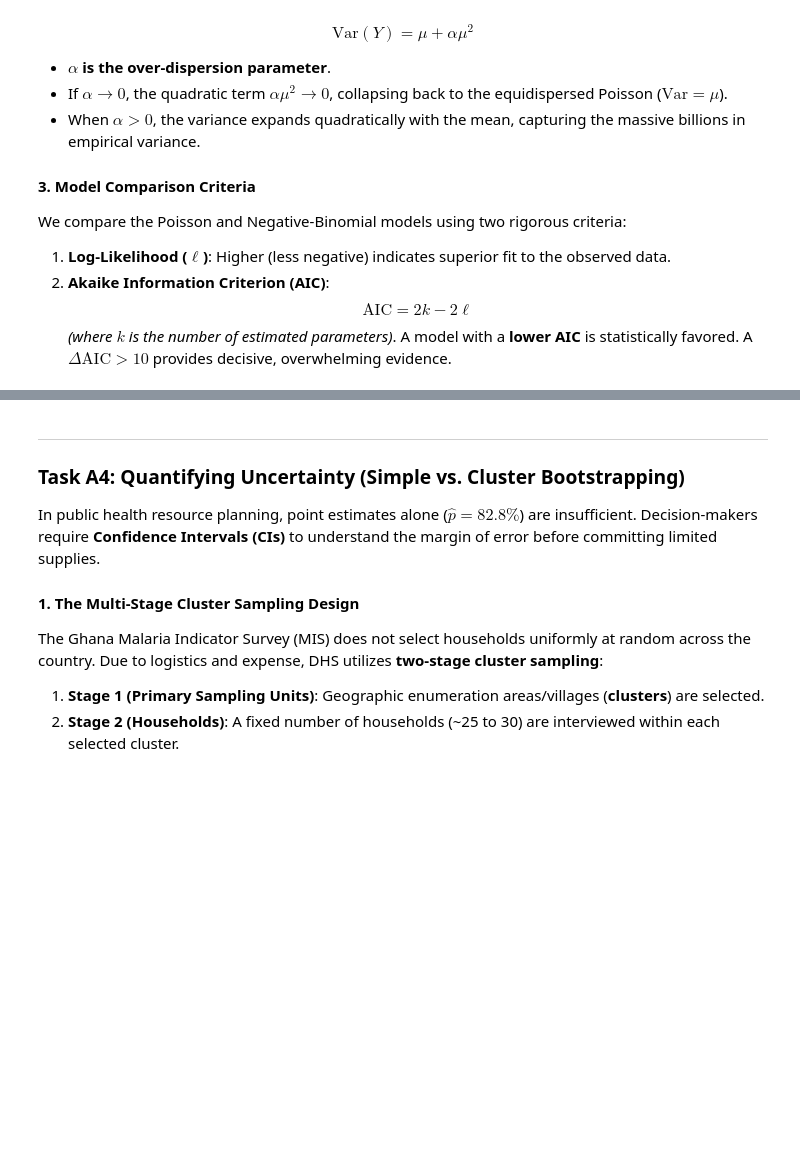
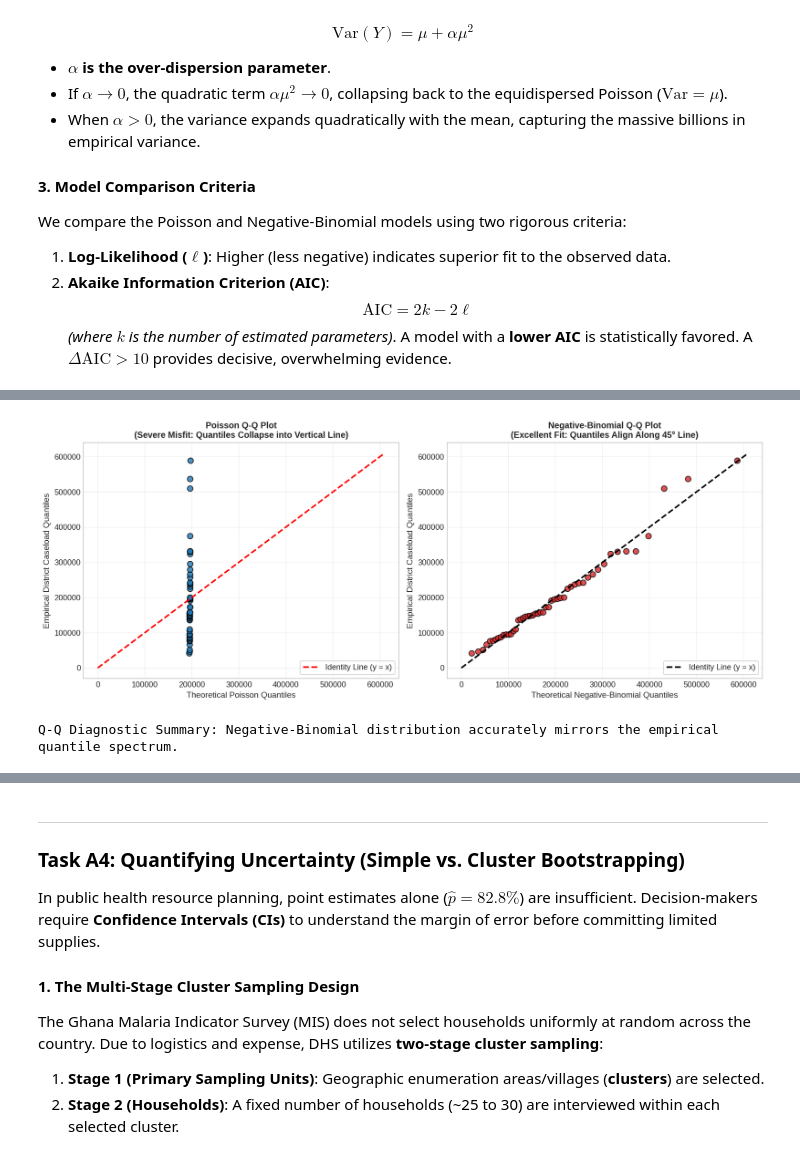
Before and after one commit to ASU-MICS-2028/mle-group-2-prosit-1, a Jupyter notebook: Bernard.ipynb, the cells around one changed output, grey strips where cells are left out. Drawn from its saved outputs; the diff is of its cells as text; code cells hidden in the pictures; blank space fills up the shorter version.

```diff
--- a/Bernard.ipynb
+++ b/Bernard.ipynb
@@ -509,0 +524,49 @@ Delta AIC (Poisson AIC - NB AIC)    : 3,386,166.07  (Decisive win for NB!)
+# %%
+# ==============================================================================
+# 5B. TASK A3 DIAGNOSTIC: POISSON VS. NEGATIVE-BINOMIAL Q-Q PLOTS
+# Evaluates theoretical quantile alignment against empirical district caseloads.
+# Proves that Poisson quantiles collapse while Negative-Binomial quantiles
+# follow the 45-degree identity reference line across all percentiles.
+# ==============================================================================
+
+from scipy.stats import poisson, nbinom
+
+# 1. Compute empirical quantiles
+sorted_data = np.sort(resp.values)
+n_obs = len(sorted_data)
+probabilities = (np.arange(1, n_obs + 1) - 0.5) / n_obs
+
+# 2. Compute theoretical quantiles under fitted distributions
+poiss_quantiles = poisson.ppf(probabilities, mu)
+nb_quantiles = nbinom.ppf(probabilities, r_param, p_param)
+
+# 3. Two-Panel Q-Q Plot Visualization
+fig, axes = plt.subplots(1, 2, figsize=(13, 5.2))
+
+# --- Panel 1: Poisson Q-Q Plot ---
+axes[0].scatter(poiss_quantiles, sorted_data, color='#1f77b4', alpha=0.8, edgecolor='black', s=50)
+max_val_poiss = max(sorted_data.max(), poiss_quantiles.max()) + 20000
+axes[0].plot([0, max_val_poiss], [0, max_val_poiss], 'r--', linewidth=2, label='Identity Line (y = x)')
+axes[0].set_title('Poisson Q-Q Plot\n(Severe Misfit: Quantiles Collapse into Vertical Line)', fontsize=11, fontweight='bold')
+axes[0].set_xlabel('Theoretical Poisson Quantiles', fontsize=10.5)
+axes[0].set_ylabel('Empirical District Caseload Quantiles', fontsize=10.5)
+axes[0].legend(frameon=True, loc='lower right')
+axes[0].grid(True, alpha=0.3)
+
+# --- Panel 2: Negative-Binomial Q-Q Plot ---
+axes[1].scatter(nb_quantiles, sorted_data, color='tab:red', alpha=0.8, edgecolor='black', s=50)
+max_val_nb = max(sorted_data.max(), nb_quantiles.max()) + 20000
+axes[1].plot([0, max_val_nb], [0, max_val_nb], 'k--', linewidth=2, label='Identity Line (y = x)')
+axes[1].set_title('Negative-Binomial Q-Q Plot\n(Excellent Fit: Quantiles Align Along 45° Line)', fontsize=11, fontweight='bold')
+axes[1].set_xlabel('Theoretical Negative-Binomial Quantiles', fontsize=10.5)
+axes[1].set_ylabel('Empirical District Caseload Quantiles', fontsize=10.5)
+axes[1].legend(frameon=True, loc='lower right')
+axes[1].grid(True, alpha=0.3)
+
+plt.tight_layout()
+plt.show()
+
+print("Q-Q Diagnostic Summary: Negative-Binomial distribution accurately mirrors the empirical quantile spectrum.")
+# %% [output]
+[figure, added]
+Q-Q Diagnostic Summary: Negative-Binomial distribution accurately mirrors the empirical quantile spectrum.
```
Also changed, not shown: parts of 30 cells of this notebook.
